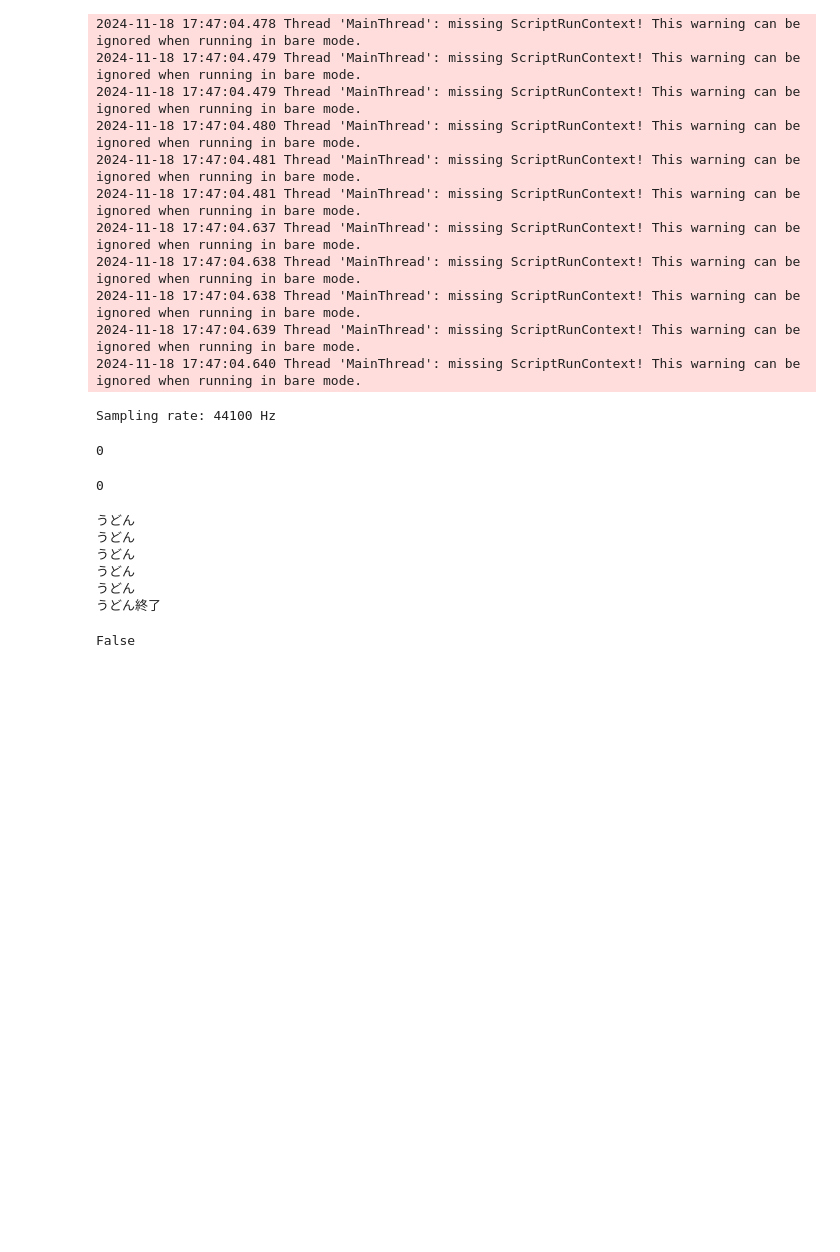
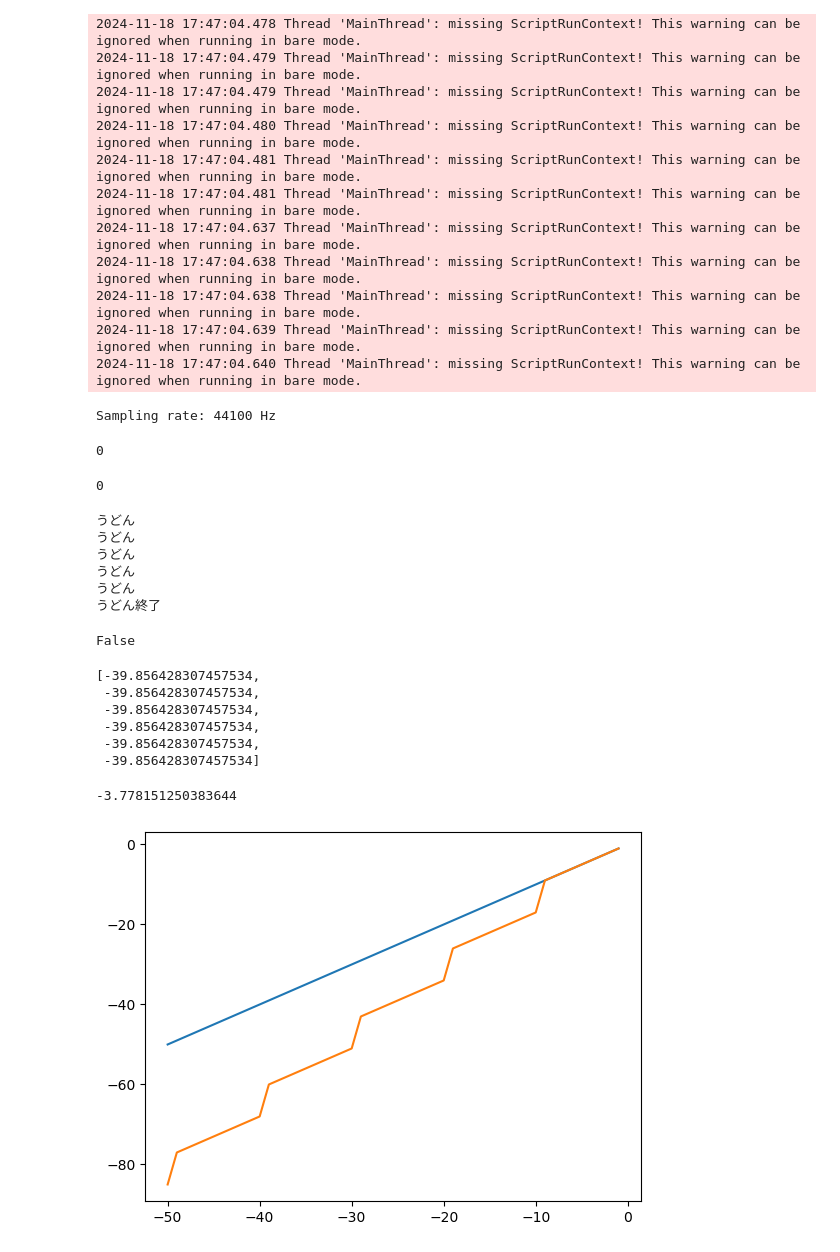
Before and after one commit to naotookawa/dj_with_architecture, a Jupyter notebook: API/test.ipynb, the cells around one changed output. Saved outputs shown, nothing was run; the diff lists cells and outputs as text; code cells hidden in the pictures; blank space fills up the shorter version.

```diff
--- a/API/test.ipynb
+++ b/API/test.ipynb
@@ -375,0 +381,34 @@ False
+# %%
+test = np.array([1, 1, 1, 1, 1 , 1])
+sum_db = 0.01
+list(map(lambda x:20 * np.log10(sum_db * (x/test.sum())), test))
+# %% [output]
+[-39.856428307457534,
+ -39.856428307457534,
+ -39.856428307457534,
+ -39.856428307457534,
+ -39.856428307457534,
+ -39.856428307457534]
+# %%
+sum_db = 0.001
+np.log10(sum_db * (1/6))
+# %% [output]
+-3.778151250383644
+# %%
+minus_50_to_0 = list(range(-50, 0, 1))
+
+step = 10
+minus = -7
+
+for j in range(int(len(minus_50_to_0) / step)):
+    for i in range(50):
+        if minus_50_to_0[i] <= -50 + step * j:
+            minus_50_to_0[i] += minus
+
+minus_50_to_0
+x = np.arange(-50, 0, 1)
+plt.plot(x, x)
+plt.plot(x, minus_50_to_0)
+plt.show()
+# %% [output]
+[figure, added]
```
Also changed, not shown: parts of 2 cells of this notebook, 18 other files.
